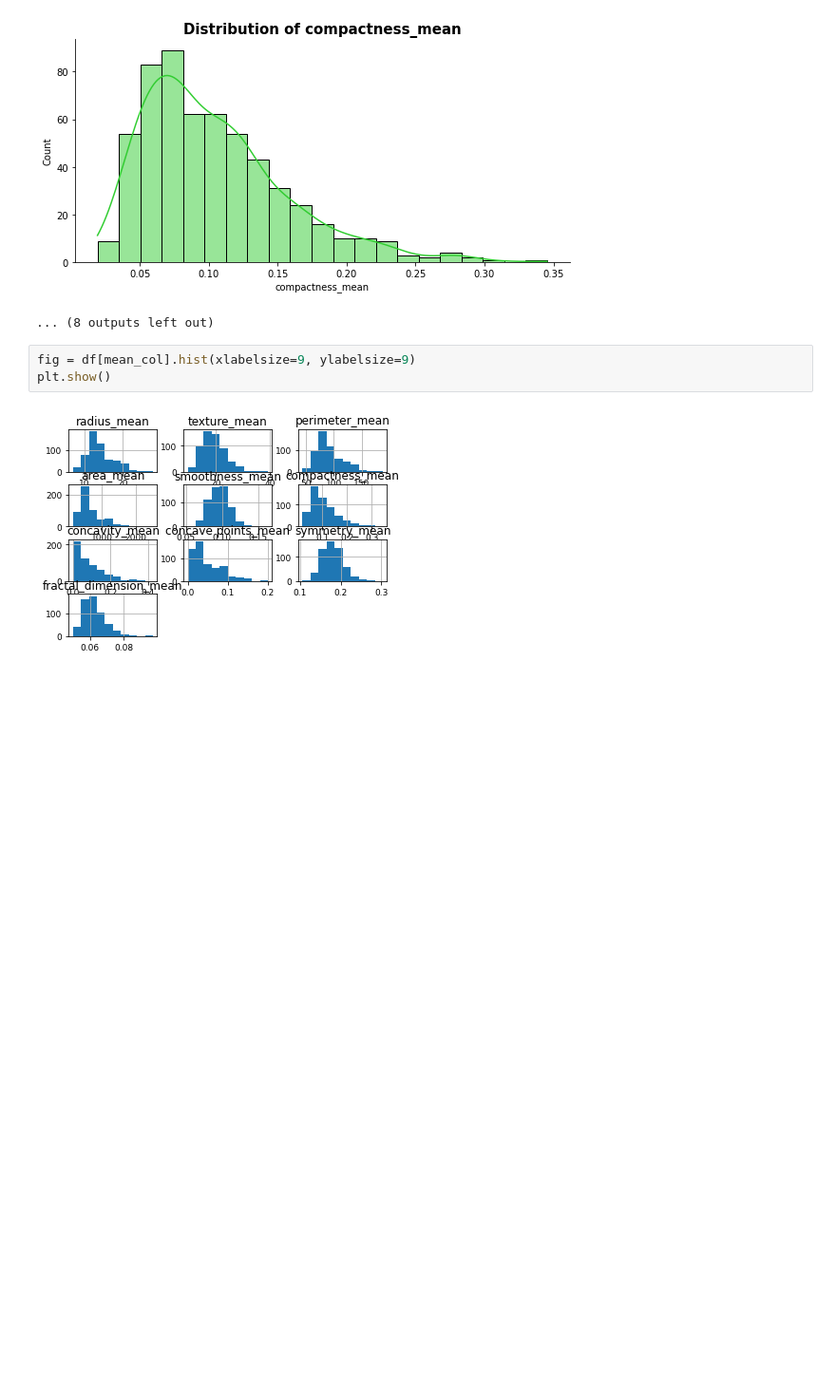
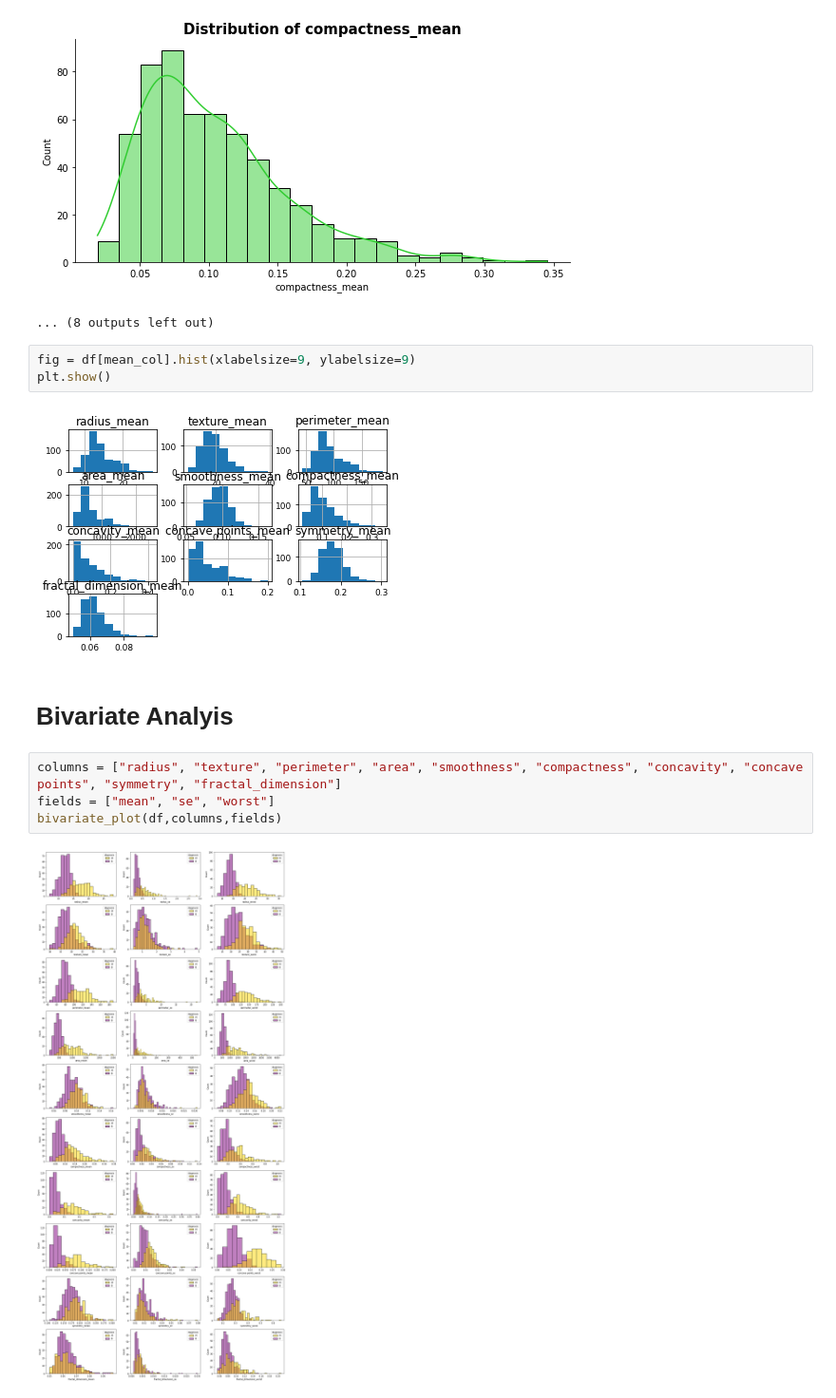
Before and after one commit to Ammon21/Causal-Inference, a Jupyter notebook: notebooks/EDA.ipynb, the cells around one changed output. Shown: that part at 95% size. Drawn from its saved outputs; the diff is of its cells as text; blank space fills up the shorter version.

Commit message:
Bivariate Analysis

```diff
--- a/notebooks/EDA.ipynb
+++ b/notebooks/EDA.ipynb
@@ -186,3 +186,11 @@ fig = df[mean_col].hist(xlabelsize=9, ylabelsize=9)
 plt.show()
 # %% [output]
 [figure]
+# %% [markdown]
+# Bivariate Analyis
+# %%
+columns = ["radius", "texture", "perimeter", "area", "smoothness", "compactness", "concavity", "concave points", "symmetry", "fractal_dimension"]
+fields = ["mean", "se", "worst"]
+bivariate_plot(df,columns,fields)
+# %% [output]
+[figure, added]
```
Also changed, not shown: 1 other file.
